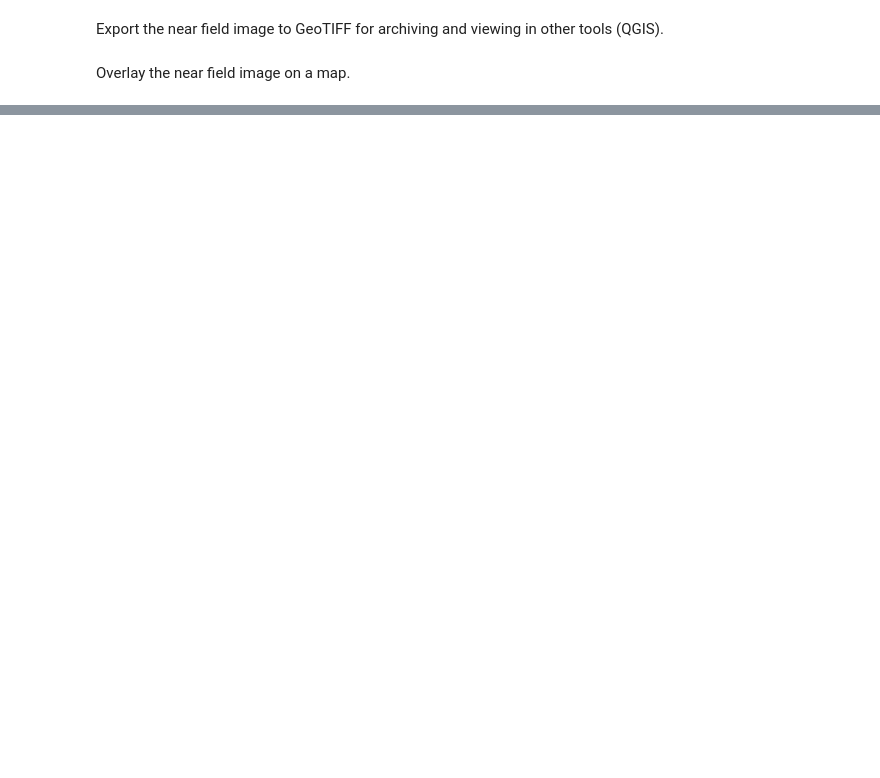
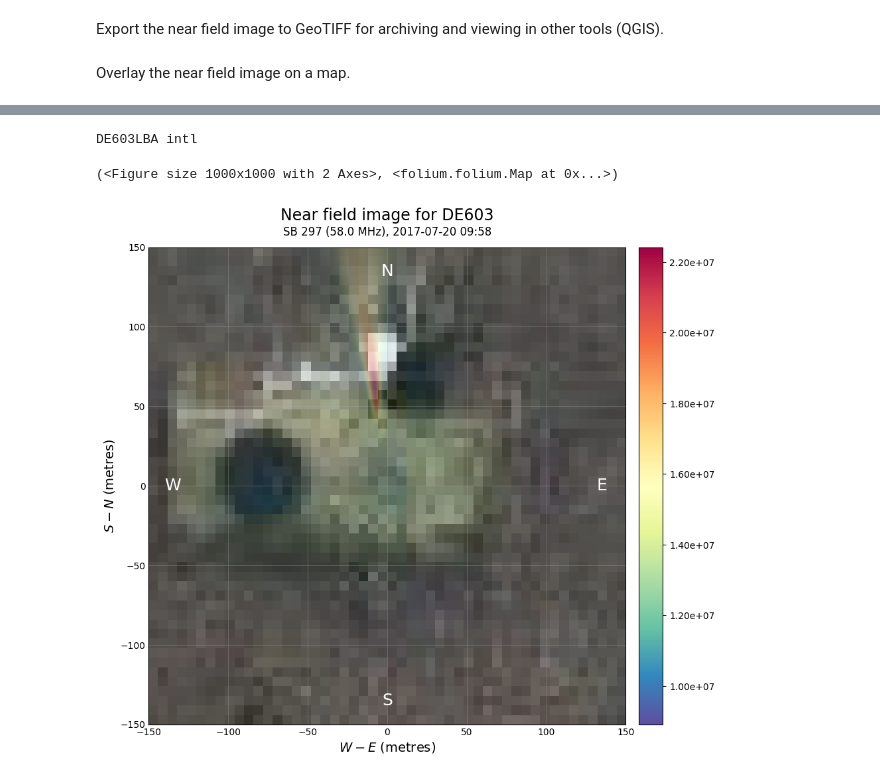
Before and after one commit to cbassa/lofarimaging, a Jupyter notebook: lofarimaging.ipynb, the cells around one changed output, grey strips where cells are left out. Drawn from its saved outputs; the diff is of its cells as text; code cells hidden in the pictures; blank space fills up the shorter version.

```diff
--- a/lofarimaging.ipynb
+++ b/lofarimaging.ipynb
@@ -345,0 +406,7 @@ make_leaflet_map(folium_overlay, lon_center, lat_center, lon_min, lat_min, lon_m
+# %%
+from lofarimaging import reimage_nearfield
+reimage_nearfield(h5file, "obs000001", db, extent=extent)
+# %% [output]
+DE603LBA intl
+(<Figure size 1000x1000 with 2 Axes>, <folium.folium.Map at 0x...>)
+[figure, added]
```
Also changed, not shown: parts of 18 cells of this notebook, 2 other files.
